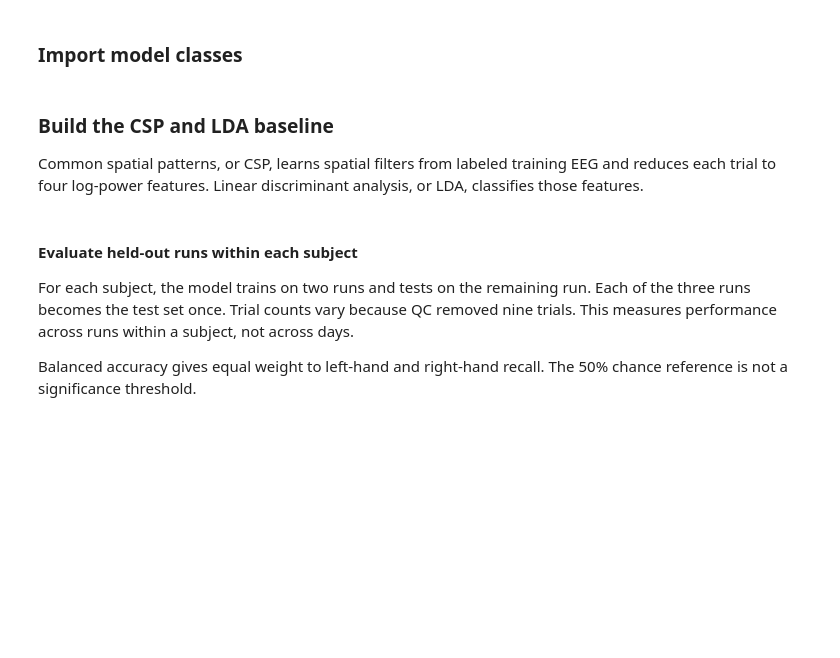
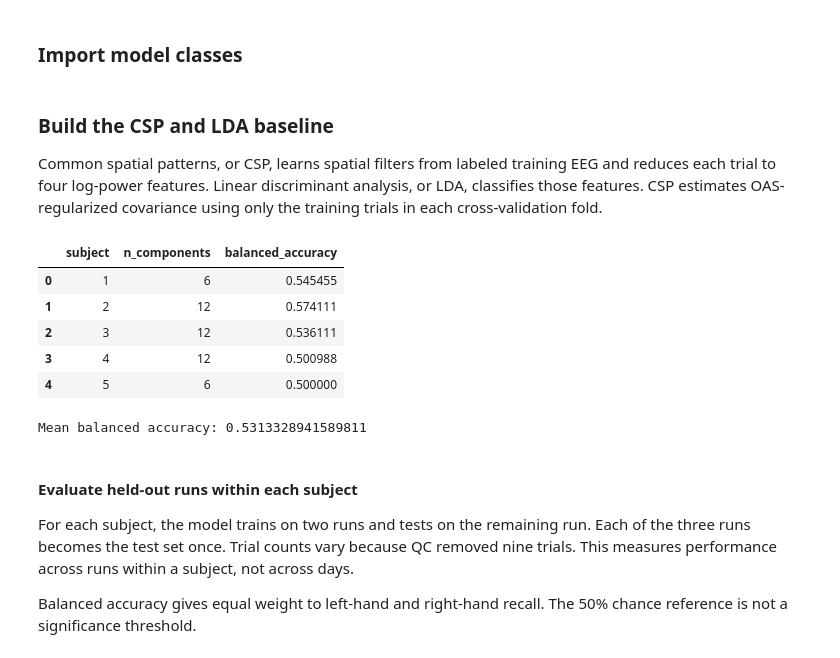
Before and after one commit to trenton-pham/eeg-motor-imagery, a Jupyter notebook: notebooks/modeling.ipynb, the cells around one changed output. Cells and saved outputs as stored; diff of their text form; code cells hidden in the pictures; blank space fills up the shorter version.

Commit message:
env update + tuning model

```diff
--- a/notebooks/modeling.ipynb
+++ b/notebooks/modeling.ipynb
@@ -128,4 +130,4 @@ from sklearn.pipeline import make_pipeline
 # %% [markdown]
 ### Build the CSP and LDA baseline
 
-Common spatial patterns, or CSP, learns spatial filters from labeled training EEG and reduces each trial to four log-power features. Linear discriminant analysis, or LDA, classifies those features.
+Common spatial patterns, or CSP, learns spatial filters from labeled training EEG and reduces each trial to four log-power features. Linear discriminant analysis, or LDA, classifies those features. CSP estimates OAS-regularized covariance using only the training trials in each cross-validation fold.
@@ -137,3 +134,51 @@ model = make_pipeline(
+# %%
+rows = []
+
+csp = CSP(reg=0.22, log=True, norm_trace=False)
+lda = LinearDiscriminantAnalysis(solver="lsqr", shrinkage="auto")
+
+pipeline = make_pipeline(
+    csp,
+    lda
+)
+
+param_grid = {
+    "csp__n_components": [4, 6, 8, 10, 12],
+}
+
+for train, test in LeaveOneGroupOut().split(X, y, groups=subjects):
+    search = GridSearchCV(
+        pipeline,
+        param_grid,
+        cv=LeaveOneGroupOut(),
+        scoring="balanced_accuracy",
+        refit=True,
+        error_score="raise",
+    )
+    search.fit(X[train], y[train], groups=subjects[train])
+
+    best_model = search.best_estimator_
+    predictions = best_model.predict(X[test])
+
+    rows.append({
+        "subject": int(subjects[test][0]),
+        "n_components": search.best_params_["csp__n_components"],
+        "balanced_accuracy": balanced_accuracy_score(
+            y[test], predictions
+        ),
+    })
+
+results = pd.DataFrame(rows)
+display(results)
+print("Mean balanced accuracy:", results["balanced_accuracy"].mean())
+# %% [output]
+|  | subject | n_components | balanced_accuracy |
+| 0 | 1 | 6 | 0.545455 |
+| 1 | 2 | 12 | 0.574111 |
+| 2 | 3 | 12 | 0.536111 |
+| 3 | 4 | 12 | 0.500988 |
+| 4 | 5 | 6 | 0.500000 |
+Mean balanced accuracy: 0.5313328941589811
 # %% [markdown]
 #### Evaluate held-out runs within each subject
 
```
Also changed, not shown: parts of 9 cells of this notebook.
